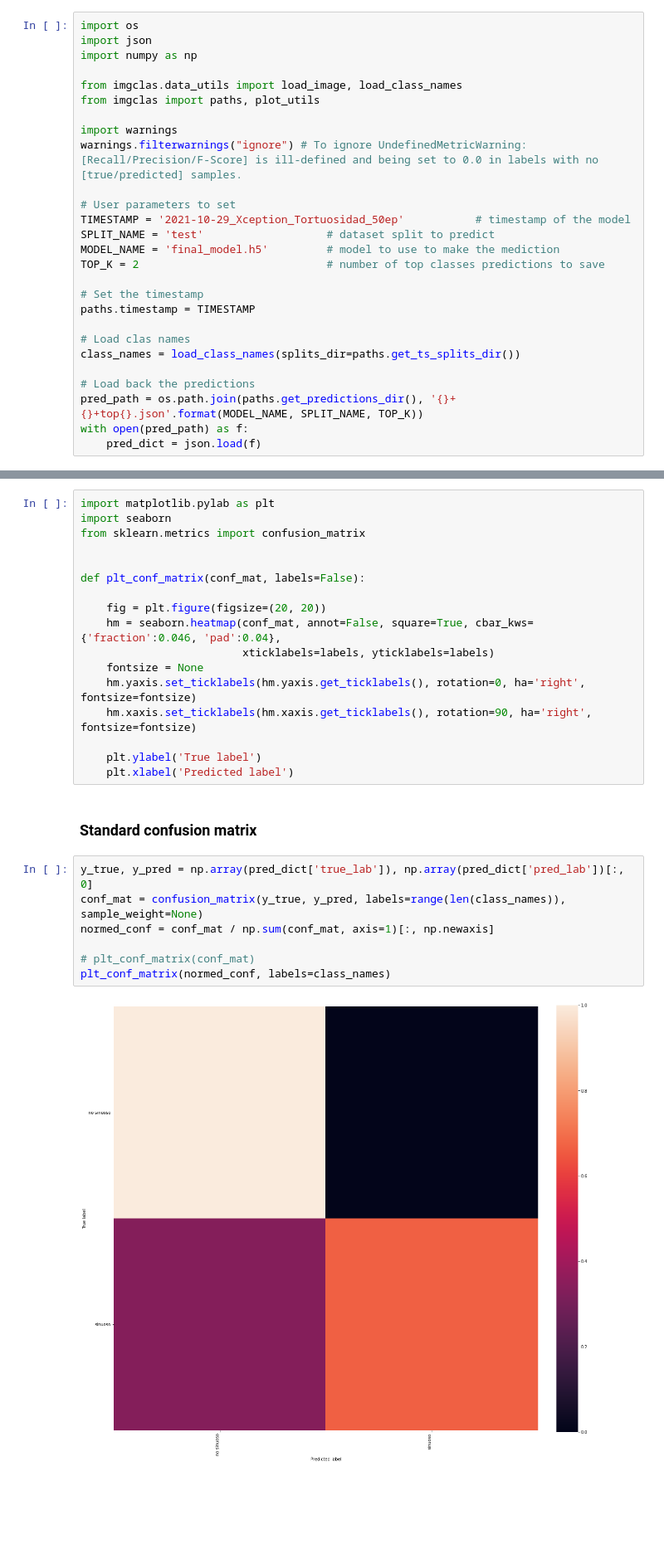
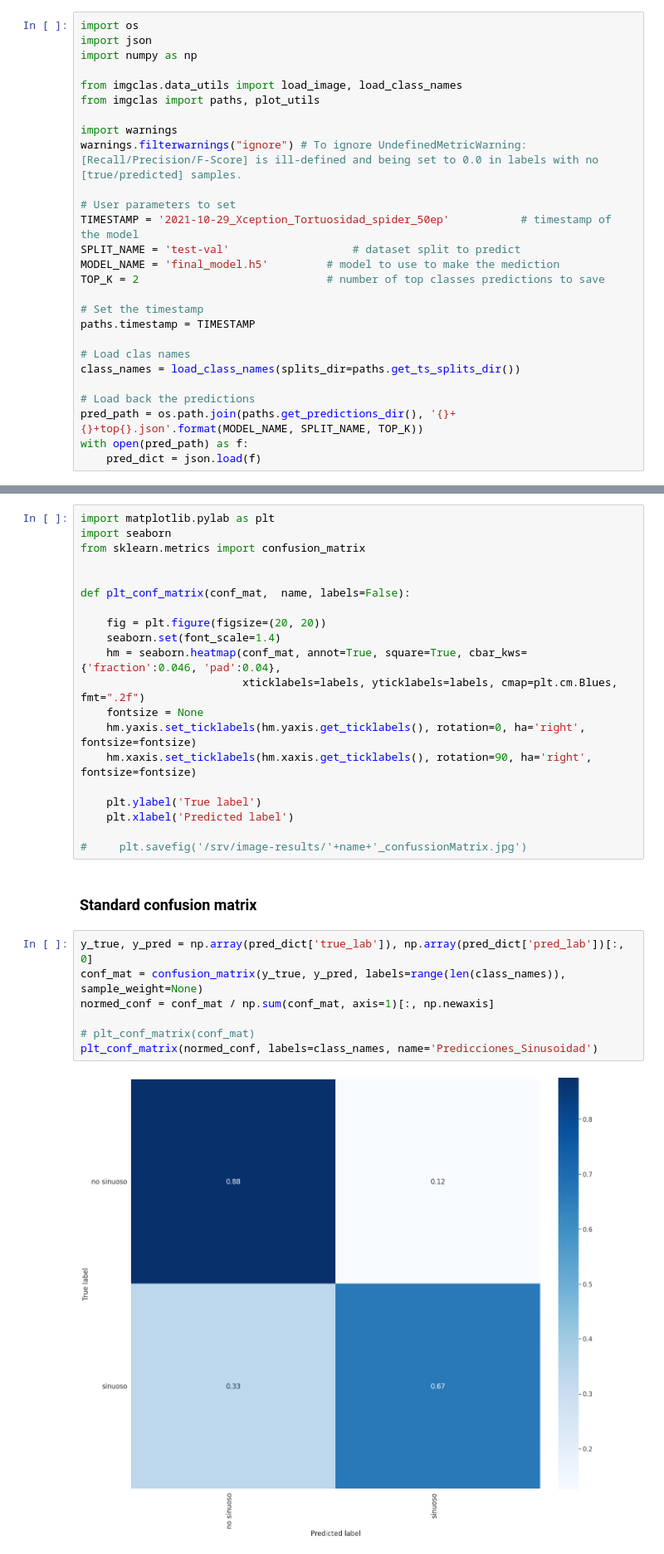
Before and after one commit to MiriamCobo/CoronaryArteries, a Jupyter notebook: notebooks/3.1-Prediction_statistics.ipynb, the cells around one changed output, grey strips where cells are left out. Shown at 83% size. Drawn from its saved outputs; the diff is of its cells as text; blank space fills up the shorter version.

Commit message:
First results for spider neural network

```diff
--- a/notebooks/3.1-Prediction_statistics.ipynb
+++ b/notebooks/3.1-Prediction_statistics.ipynb
@@ -16,8 +16,8 @@ import warnings
 warnings.filterwarnings("ignore") # To ignore UndefinedMetricWarning: [Recall/Precision/F-Score] is ill-defined and being set to 0.0 in labels with no [true/predicted] samples.
 
 # User parameters to set
-TIMESTAMP = '2021-10-29_Xception_Tortuosidad_50ep'           # timestamp of the model
-SPLIT_NAME = 'test'                   # dataset split to predict
+TIMESTAMP = '2021-10-29_Xception_Tortuosidad_spider_50ep'           # timestamp of the model
+SPLIT_NAME = 'test-val'                   # dataset split to predict
 MODEL_NAME = 'final_model.h5'         # model to use to make the mediction
 TOP_K = 2                             # number of top classes predictions to save
 
@@ -96,28 +96,31 @@ import seaborn
 from sklearn.metrics import confusion_matrix
 
 
-def plt_conf_matrix(conf_mat, labels=False):
+def plt_conf_matrix(conf_mat,  name, labels=False):
 
     fig = plt.figure(figsize=(20, 20))
-    hm = seaborn.heatmap(conf_mat, annot=False, square=True, cbar_kws={'fraction':0.046, 'pad':0.04},
-                         xticklabels=labels, yticklabels=labels)
+    seaborn.set(font_scale=1.4)
+    hm = seaborn.heatmap(conf_mat, annot=True, square=True, cbar_kws={'fraction':0.046, 'pad':0.04},
+                         xticklabels=labels, yticklabels=labels, cmap=plt.cm.Blues, fmt=".2f")
     fontsize = None
     hm.yaxis.set_ticklabels(hm.yaxis.get_ticklabels(), rotation=0, ha='right', fontsize=fontsize)
     hm.xaxis.set_ticklabels(hm.xaxis.get_ticklabels(), rotation=90, ha='right', fontsize=fontsize)
 
     plt.ylabel('True label')
     plt.xlabel('Predicted label')
+
+#     plt.savefig('/srv/image-results/'+name+'_confussionMatrix.jpg')
 # %% [markdown]
 ### Standard confusion matrix
 # %%
 y_true, y_pred = np.array(pred_dict['true_lab']), np.array(pred_dict['pred_lab'])[:, 0]
 conf_mat = confusion_matrix(y_true, y_pred, labels=range(len(class_names)), sample_weight=None)
 normed_conf = conf_mat / np.sum(conf_mat, axis=1)[:, np.newaxis]
 
 # plt_conf_matrix(conf_mat)
-plt_conf_matrix(normed_conf, labels=class_names)
+plt_conf_matrix(normed_conf, labels=class_names, name='Predicciones_Sinusoidad')
 # %% [output]
-[figure, old version]
+[figure, new version]
 # %% [markdown]
 ### Weighted confusion matrix
 We weight each count in the confusion matrix by the probability of the prediction.
```
Also changed, not shown: parts of 4 cells of this notebook, 3 other files.
